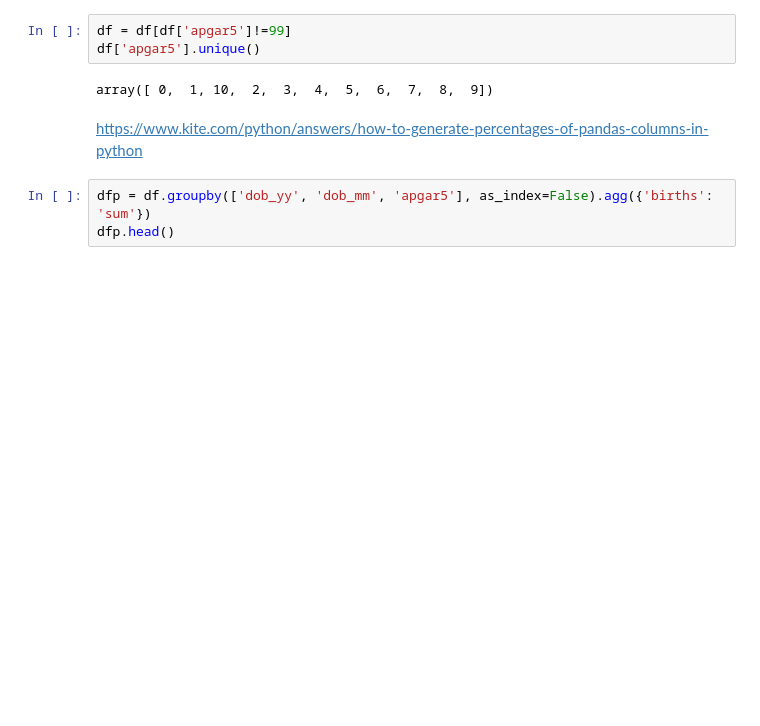
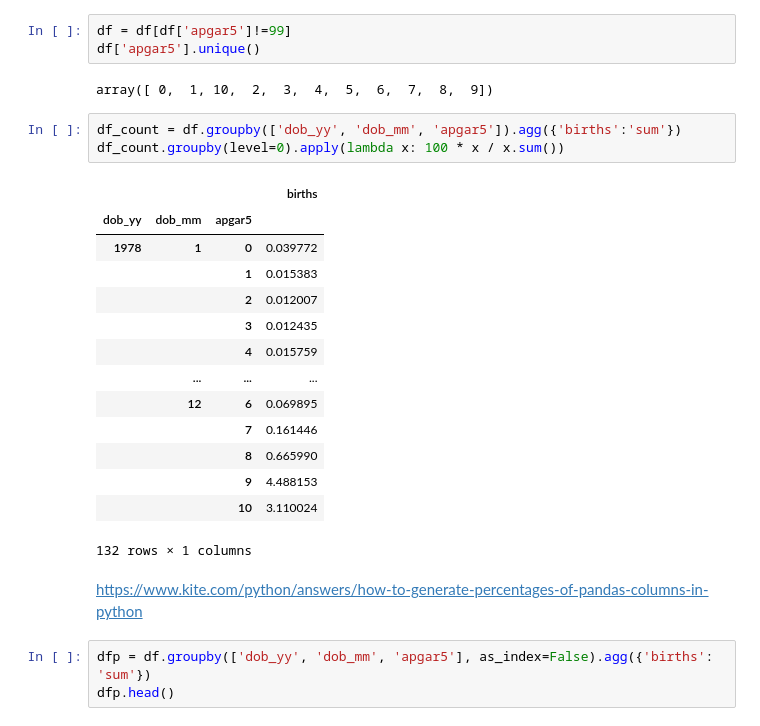
Before and after one commit to tvhahn/cdc-birth-data, a Jupyter notebook: notebooks/1.0-explore-apgar.ipynb, the cells around one changed output. Cells and saved outputs as stored; diff of their text form; blank space fills up the shorter version.

```diff
--- a/notebooks/1.0-explore-apgar.ipynb
+++ b/notebooks/1.0-explore-apgar.ipynb
@@ -164,6 +164,24 @@ df = df[df['apgar5']!=99]
 df['apgar5'].unique()
 # %% [output]
 array([ 0,  1, 10,  2,  3,  4,  5,  6,  7,  8,  9])
+# %%
+df_count = df.groupby(['dob_yy', 'dob_mm', 'apgar5']).agg({'births':'sum'})
+df_count.groupby(level=0).apply(lambda x: 100 * x / x.sum())
+# %% [output]
+|  |  |  | births |
+| dob_yy | dob_mm | apgar5 |  |
+| 1978 | 1 | 0 | 0.039772 |
+|  |  | 1 | 0.015383 |
+|  |  | 2 | 0.012007 |
+|  |  | 3 | 0.012435 |
+|  |  | 4 | 0.015759 |
+|  | ... | ... | ... |
+|  | 12 | 6 | 0.069895 |
+|  |  | 7 | 0.161446 |
+|  |  | 8 | 0.665990 |
+|  |  | 9 | 4.488153 |
+|  |  | 10 | 3.110024 |
+132 rows × 1 columns
 # %% [markdown]
 https://www.kite.com/python/answers/how-to-generate-percentages-of-pandas-columns-in-python
 # %%
```
Also changed, not shown: parts of 1 cell of this notebook, 1 other file.
